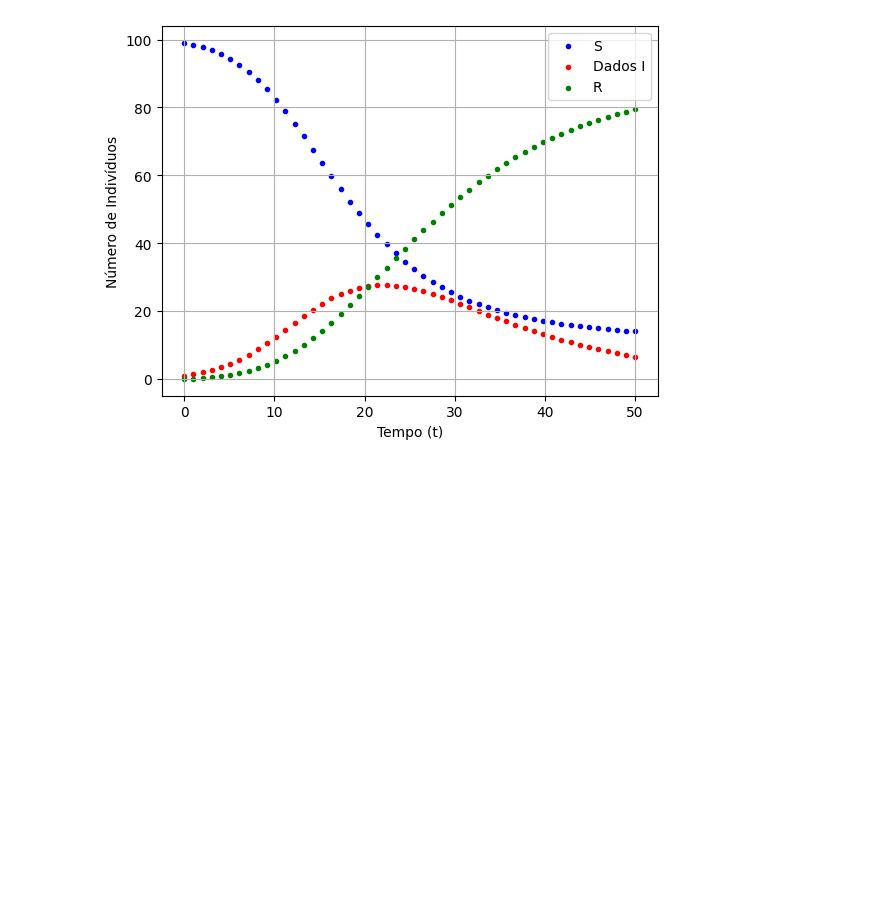
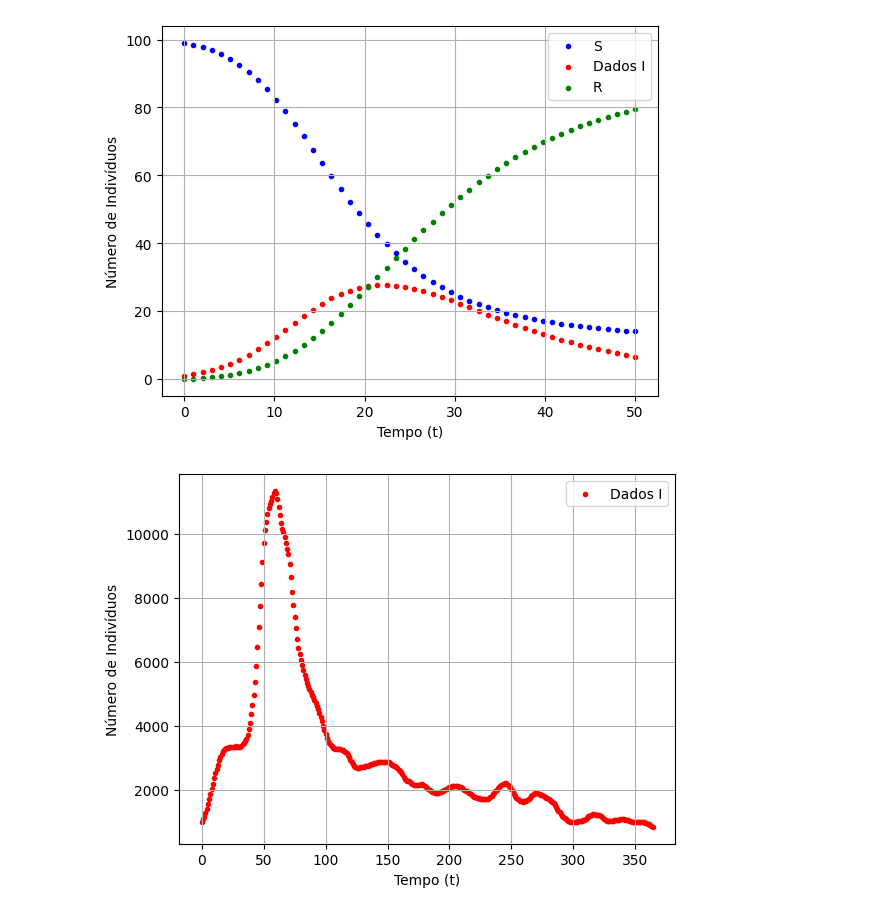
Before and after one commit to ginbar/inverse-cm, a Jupyter notebook: notebooks/images/DataImages.ipynb, the cells around one changed output. Cells and saved outputs as stored; diff of their text form; code cells hidden in the pictures; blank space fills up the shorter version.

Commit message:
imagem da curva suavizada do DataSUS

```diff
--- a/notebooks/images/DataImages.ipynb
+++ b/notebooks/images/DataImages.ipynb
@@ -43,3 +44,11 @@ mono_sir_data = mono_rkdata.generate(data_t)
 plotting.plot_rk_data(data_t, mono_sir_data, figname="rk-data-mono-beta")
 # %% [output]
 [figure]
+# %%
+df = pd.read_csv("../../data/sir-am-14d.csv")
+I_data = df["I"].to_numpy()
+t_0, t_f = 0, len(I_data) - 1
+data_t = np.linspace(t_0, t_f, len(I_data))
+plotting.plot_prevalence_data(data_t, I_data, figname="smoothed-data-sus-AM-2023")
+# %% [output]
+[figure, added]
```
Also changed, not shown: parts of 1 cell of this notebook.
